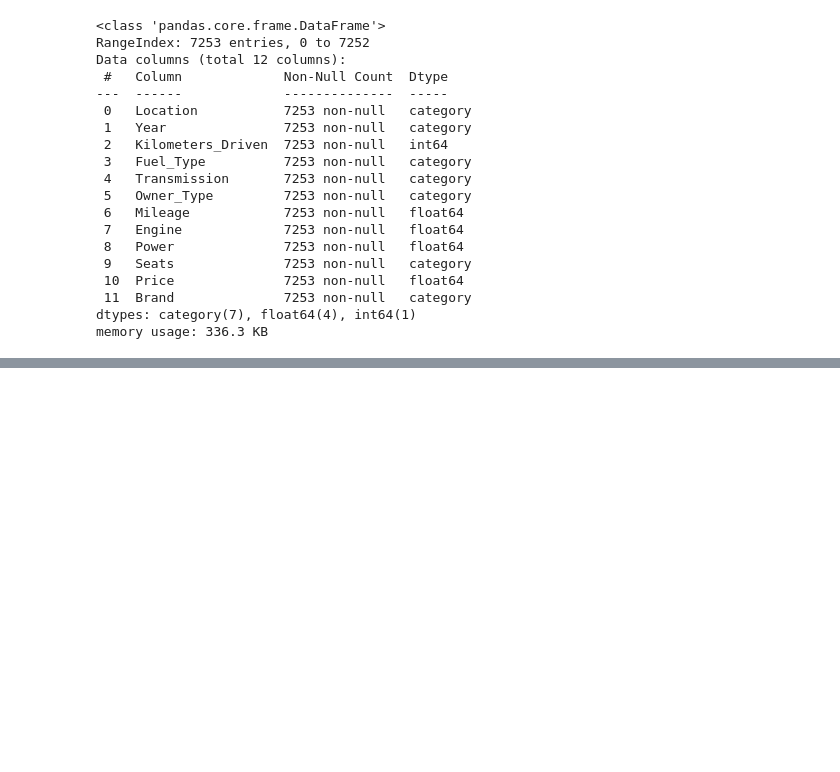
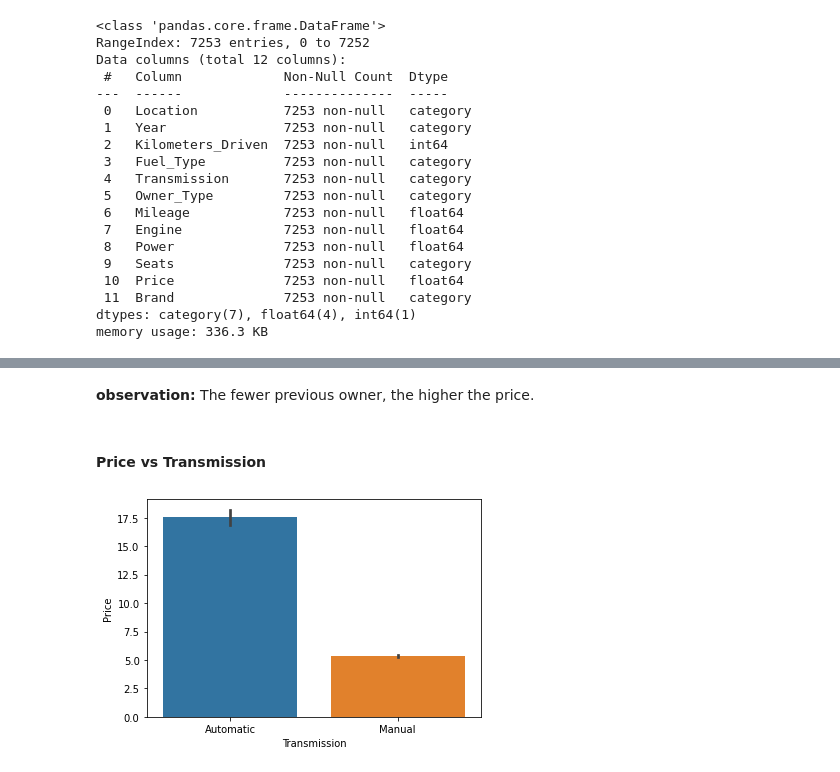
Before and after one commit to liangym2014/Data-science-and-machine-learning, a Jupyter notebook: 2.Cars4U_Project_Solution_Yanming.ipynb, the cells around one changed output, grey strips where cells are left out. Drawn from its saved outputs; the diff is of its cells as text; code cells hidden in the pictures; blank space fills up the shorter version.

```diff
--- a/2.Cars4U_Project_Solution_Yanming.ipynb
+++ b/2.Cars4U_Project_Solution_Yanming.ipynb
@@ -524,0 +562,8 @@ plt.xticks(rotation = 90);
+# %% [markdown]
+**observation:** The fewer previous owner, the higher the price.
+# %% [markdown]
+#### Price vs Transmission
+# %%
+sns.barplot(x = 'Transmission', y = 'Price', data = df);
+# %% [output]
+[figure, added]
```
Also changed, not shown: parts of 104 cells of this notebook.
